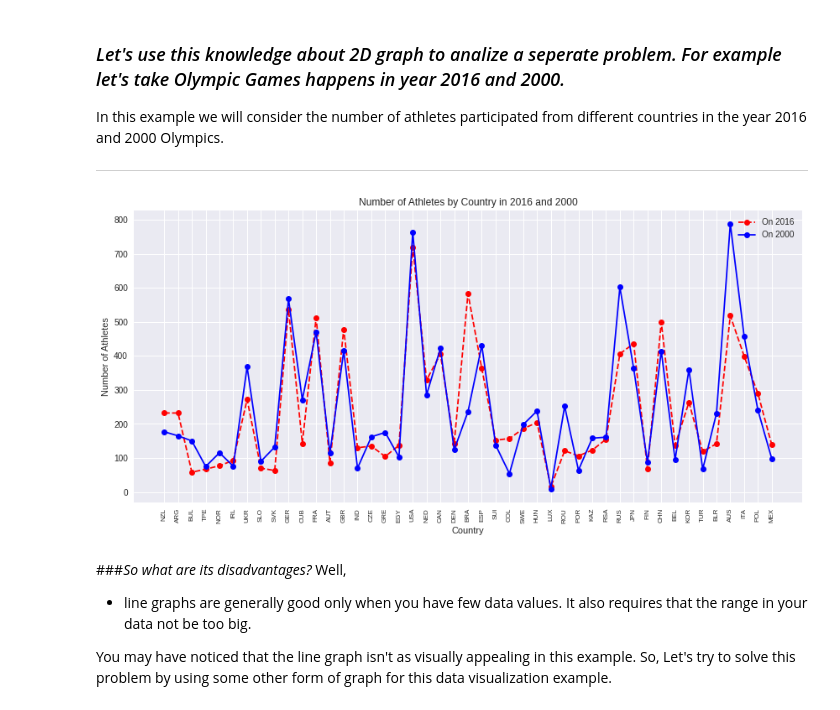
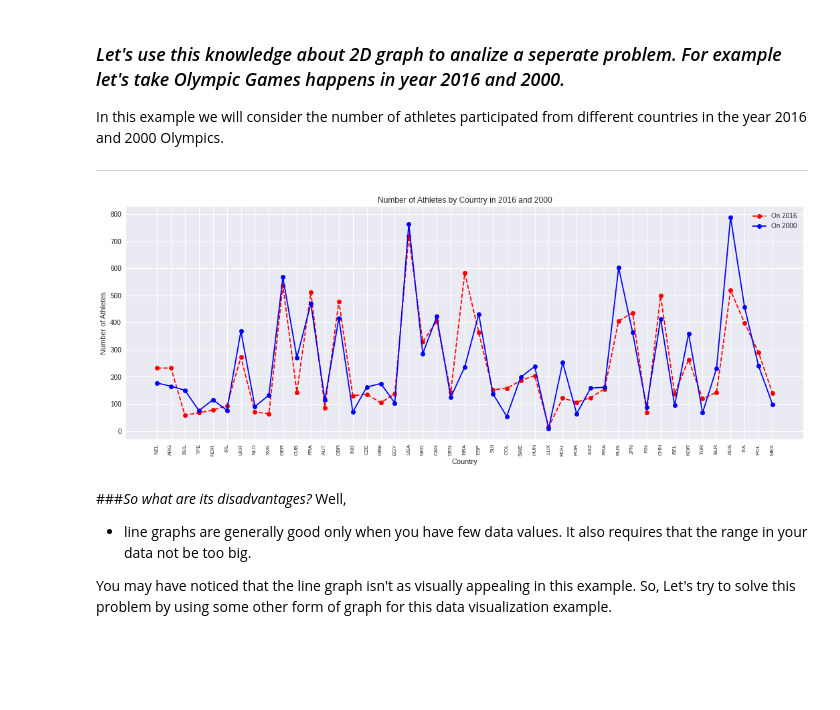
Before and after one commit to GPrathap/pythonII, a Jupyter notebook: matplot.ipynb, the cells around one changed output. Cells and saved outputs as stored; diff of their text form; code cells hidden in the pictures; blank space fills up the shorter version.

```diff
--- a/matplot.ipynb
+++ b/matplot.ipynb
@@ -77,36 +77,36 @@ In this example we will consider the number of athletes participated from differ
 # %%
 from matplotlib import pyplot as plt
 import pandas as pd
-plt.figure(figsize=(12,6))
+plt.figure(figsize=(15,6))
 plt.style.use('seaborn')
 athlete_data = pd.read_csv('/content/drive/MyDrive/Colab Notebooks/data/athlete_events.csv')
 x = athlete_data.NOC.value_counts().index[0:50]
 top_10_data_by_country = athlete_data[athlete_data.NOC.isin(x)]
 
 is_2016 =  top_10_data_by_country['Year']==2016
 is_2000 =  top_10_data_by_country['Year']==2000
 
 x_2016=top_10_data_by_country[is_2016].NOC.value_counts(sort=False).index[0:50]
 y_2016=top_10_data_by_country[is_2016].NOC.value_counts(sort=False).values[0:50]
 x_2000=top_10_data_by_country[is_2000].NOC.value_counts(sort=False).index[0:50]
 y_2000=top_10_data_by_country[is_2000].NOC.value_counts(sort=False).values[0:50]
 
 plt.plot(x_2016, y_2016, color='#ff0000', linestyle='--',marker='o', label="No Athletes 2016")
 plt.plot(x_2000, y_2000, color='#0000ff', marker='o', label='No Athletes 2000')
 
 plt.xlabel('Country')
 plt.ylabel('Number of Athletes')
 plt.title('Number of Athletes by Country in 2016 and 2000')
 
 plt.legend(['On 2016', 'On 2000'])
 plt.xticks(rotation='vertical',size=8)
 plt.grid(True)
 plt.tight_layout()
 plt.savefig('Line graph plot comparison of Olympics 2016 vs 2000.png')
 
 plt.show()
 # %% [output]
-[figure, old version]
+[figure, new version]
 # %% [markdown]
 ###*So what are its disadvantages?* Well,
 
```
Also changed, not shown: parts of 1 cell of this notebook.
